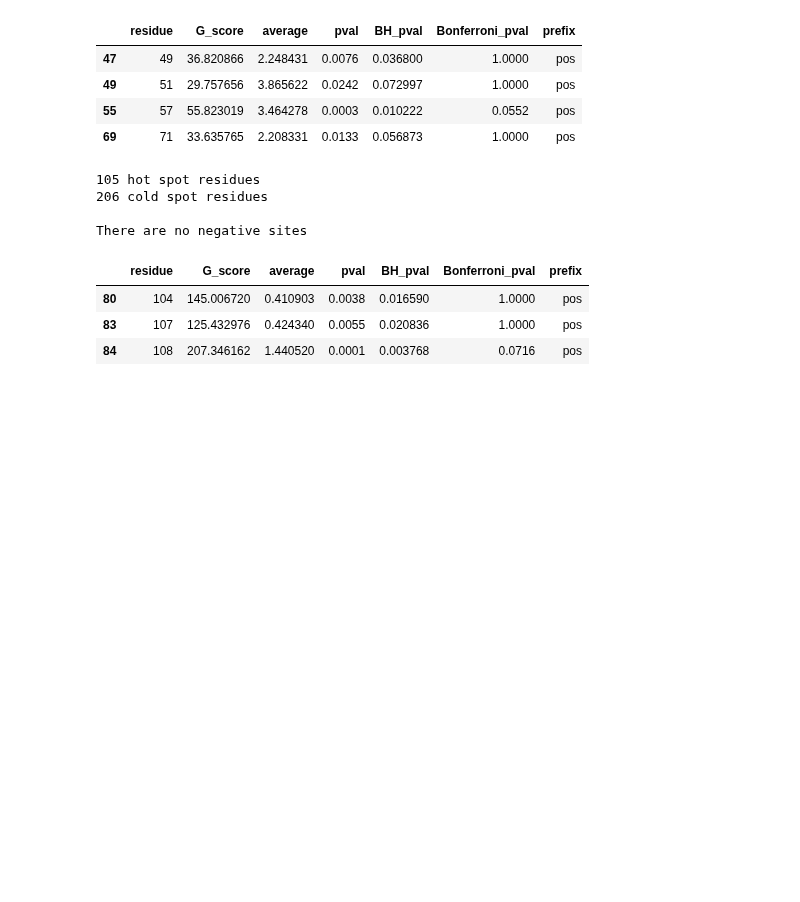
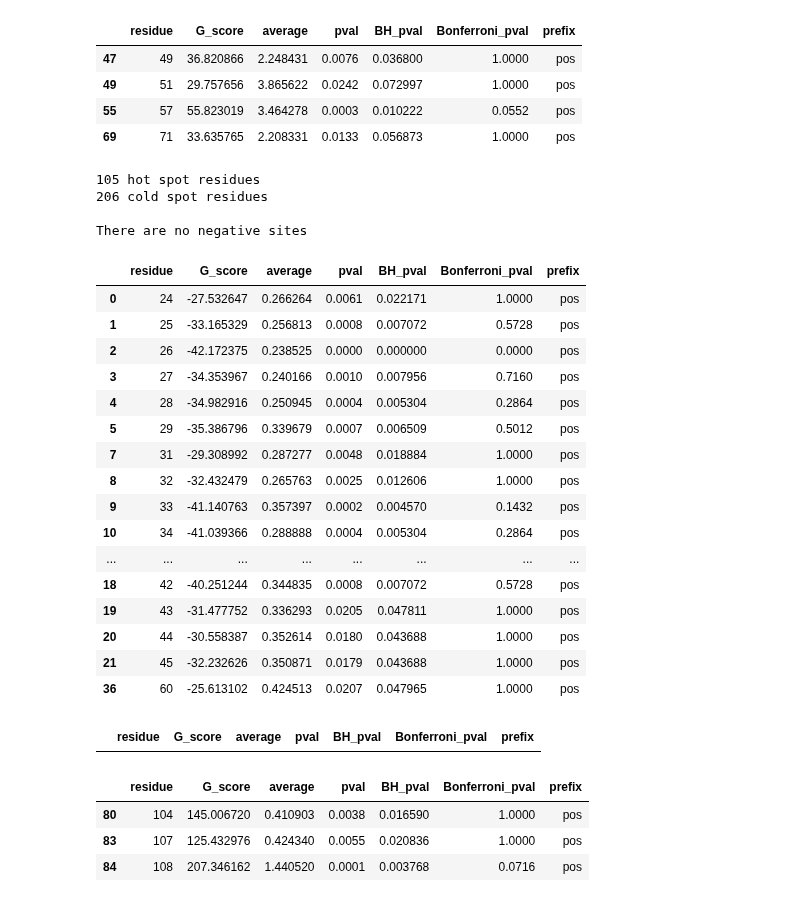
Before and after one commit to sanju99/MtbQuantCNN, a Jupyter notebook: spatial_clustering/analysis.ipynb, the cells around one changed output. Drawn from its saved outputs; the diff is of its cells as text; code cells hidden in the pictures; blank space fills up the shorter version.

```diff
--- a/spatial_clustering/analysis.ipynb
+++ b/spatial_clustering/analysis.ipynb
@@ -254,6 +254,30 @@ katG_combined_df.to_csv("../supplement/katG_GeO_scores.csv", index=False)
 206 cold spot residues
 
 There are no negative sites
+# %%
+katG_combined_df.query("prefix=='pos' & BH_pval <= 0.05 & G_score < 1 & residue < 200")
+# %% [output]
+|  | residue | G_score | average | pval | BH_pval | Bonferroni_pval | prefix |
+| 0 | 24 | -27.532647 | 0.266264 | 0.0061 | 0.022171 | 1.0000 | pos |
+| 1 | 25 | -33.165329 | 0.256813 | 0.0008 | 0.007072 | 0.5728 | pos |
+| 2 | 26 | -42.172375 | 0.238525 | 0.0000 | 0.000000 | 0.0000 | pos |
+| 3 | 27 | -34.353967 | 0.240166 | 0.0010 | 0.007956 | 0.7160 | pos |
+| 4 | 28 | -34.982916 | 0.250945 | 0.0004 | 0.005304 | 0.2864 | pos |
+| 5 | 29 | -35.386796 | 0.339679 | 0.0007 | 0.006509 | 0.5012 | pos |
+| 7 | 31 | -29.308992 | 0.287277 | 0.0048 | 0.018884 | 1.0000 | pos |
+| 8 | 32 | -32.432479 | 0.265763 | 0.0025 | 0.012606 | 1.0000 | pos |
+| 9 | 33 | -41.140763 | 0.357397 | 0.0002 | 0.004570 | 0.1432 | pos |
+| 10 | 34 | -41.039366 | 0.288888 | 0.0004 | 0.005304 | 0.2864 | pos |
+| ... | ... | ... | ... | ... | ... | ... | ... |
+| 18 | 42 | -40.251244 | 0.344835 | 0.0008 | 0.007072 | 0.5728 | pos |
+| 19 | 43 | -31.477752 | 0.336293 | 0.0205 | 0.047811 | 1.0000 | pos |
+| 20 | 44 | -30.558387 | 0.352614 | 0.0180 | 0.043688 | 1.0000 | pos |
+| 21 | 45 | -32.232626 | 0.350871 | 0.0179 | 0.043688 | 1.0000 | pos |
+| 36 | 60 | -25.613102 | 0.424513 | 0.0207 | 0.047965 | 1.0000 | pos |
+# %%
+katG_combined_df.query("prefix=='neg'")
+# %% [output]
+|  | residue | G_score | average | pval | BH_pval | Bonferroni_pval | prefix |
 # %%
 katG_combined_df.query("residue in [104, 107, 108]")
 # %% [output]
```
Also changed, not shown: parts of 7 cells of this notebook, 43 other files.
